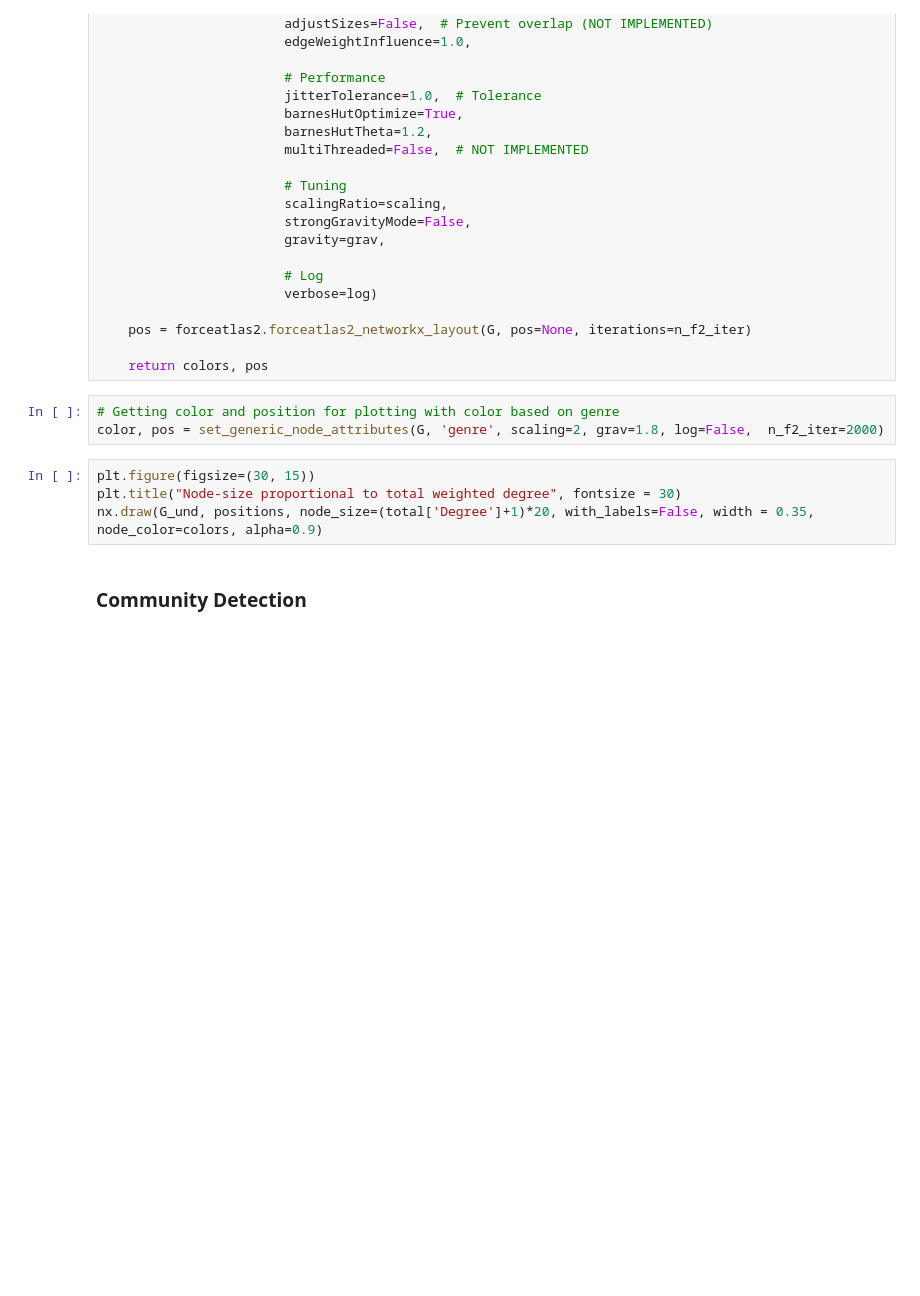
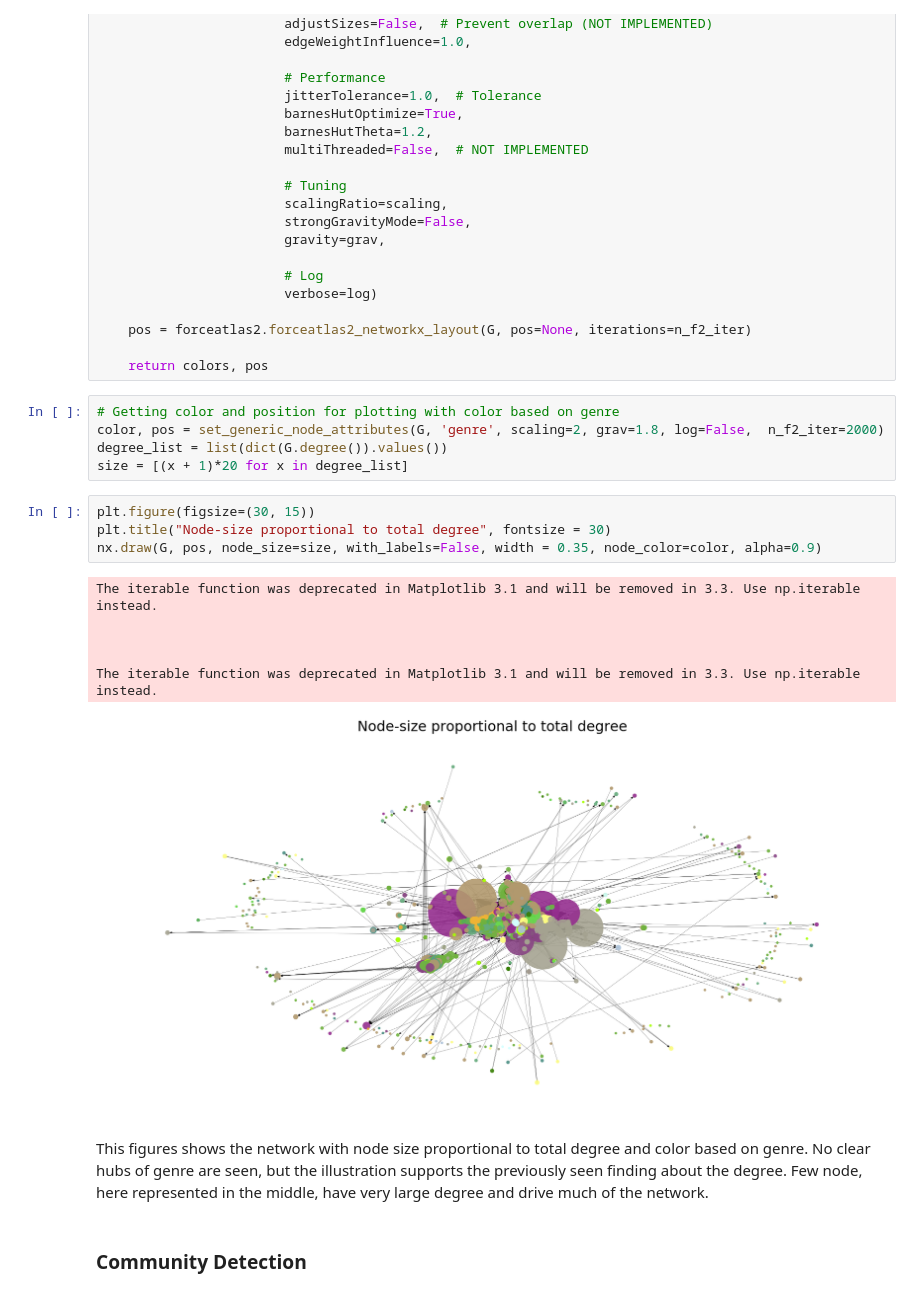
Before and after one commit to benj1003/Goodreads_network, a Jupyter notebook: Code/Explainer Notebook.ipynb, the cells around one changed output. Drawn from its saved outputs; the diff is of its cells as text; blank space fills up the shorter version.

```diff
--- a/Code/Explainer Notebook.ipynb
+++ b/Code/Explainer Notebook.ipynb
@@ -317,9 +328,20 @@ def set_generic_node_attributes(G, color_by, scaling=1, grav=1, log=False,  n_f2
 # %%
 # Getting color and position for plotting with color based on genre
 color, pos = set_generic_node_attributes(G, 'genre', scaling=2, grav=1.8, log=False,  n_f2_iter=2000)
+degree_list = list(dict(G.degree()).values())
+size = [(x + 1)*20 for x in degree_list]
 # %%
 plt.figure(figsize=(30, 15))
-plt.title("Node-size proportional to total weighted degree", fontsize = 30)
-nx.draw(G_und, positions, node_size=(total['Degree']+1)*20, with_labels=False, width = 0.35, node_color=colors, alpha=0.9)
+plt.title("Node-size proportional to total degree", fontsize = 30)
+nx.draw(G, pos, node_size=size, with_labels=False, width = 0.35, node_color=color, alpha=0.9)
+# %% [output]
+The iterable function was deprecated in Matplotlib 3.1 and will be removed in 3.3. Use np.iterable instead.
+
+
+
+The iterable function was deprecated in Matplotlib 3.1 and will be removed in 3.3. Use np.iterable instead.
+[figure, added]
+# %% [markdown]
+This figures shows the network with node size proportional to total degree and color based on genre. No clear hubs of genre are seen, but the illustration supports the previously seen finding about the degree. Few node, here represented in the middle, have very large degree and drive much of the network.
 # %% [markdown]
 ### Community Detection
```
Also changed, not shown: parts of 26 cells of this notebook.
